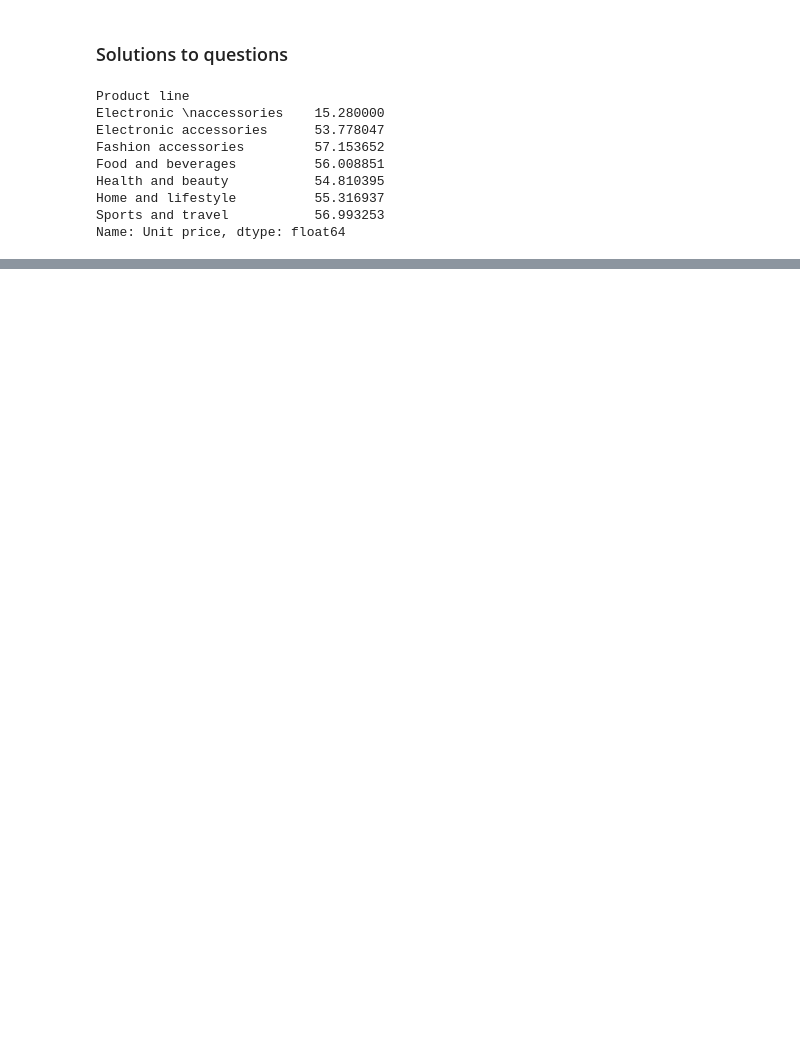
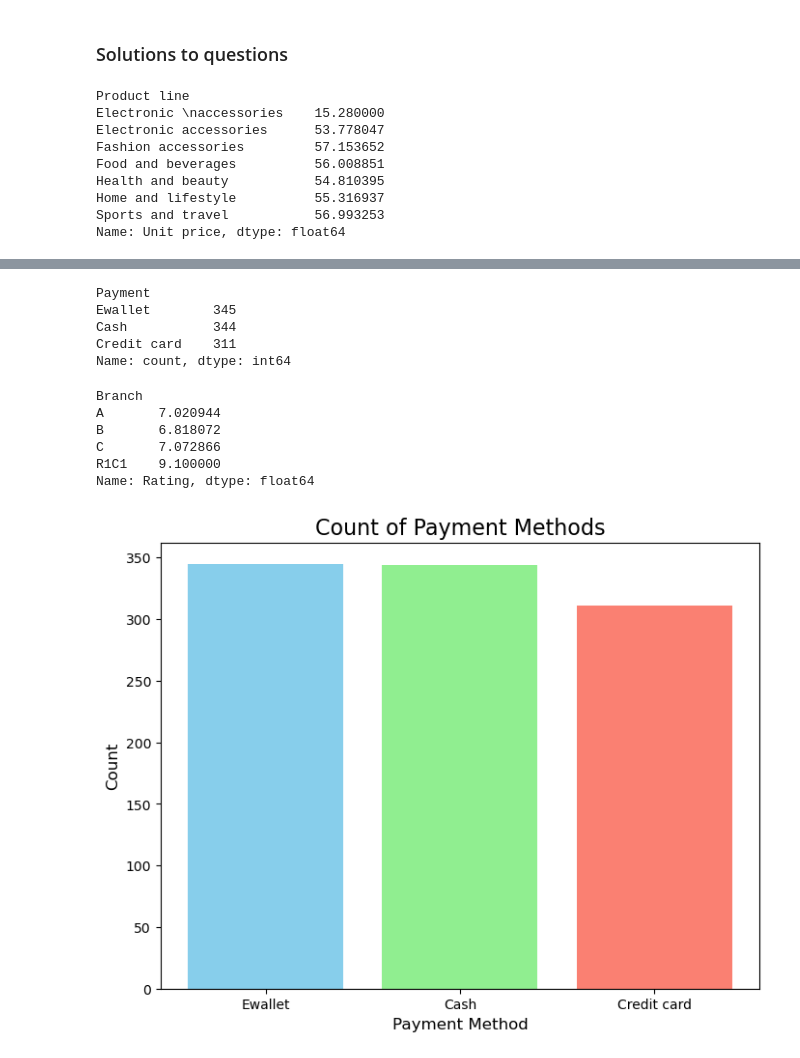
Before and after one commit to Hifedola/Supermarket, a Jupyter notebook: super.ipynb, the cells around one changed output, grey strips where cells are left out. Saved outputs shown, nothing was run; the diff lists cells and outputs as text; code cells hidden in the pictures; blank space fills up the shorter version.

```diff
--- a/super.ipynb
+++ b/super.ipynb
@@ -151,0 +167,29 @@ Name: Unit price, dtype: float64
+# %%
+payment_method_count = df['Payment'].value_counts()
+payment_method_count
+# %% [output]
+Payment
+Ewallet        345
+Cash           344
+Credit card    311
+Name: count, dtype: int64
+# %%
+branch_ratings = df.groupby('Branch')['Rating'].mean()
+branch_ratings
+# %% [output]
+Branch
+A       7.020944
+B       6.818072
+C       7.072866
+R1C1    9.100000
+Name: Rating, dtype: float64
+# %%
+payment_counts = {'Ewallet': 345, 'Cash': 344, 'Credit card': 311}
+plt.figure(figsize=(8, 6))
+plt.bar(payment_counts.keys(), payment_counts.values(), color=['skyblue', 'lightgreen', 'salmon'])
+plt.title('Count of Payment Methods', fontsize=16)
+plt.xlabel('Payment Method', fontsize=12)
+plt.ylabel('Count', fontsize=12)
+plt.show()
+# %% [output]
+[figure, added]
```
Also changed, not shown: parts of 6 cells of this notebook.
